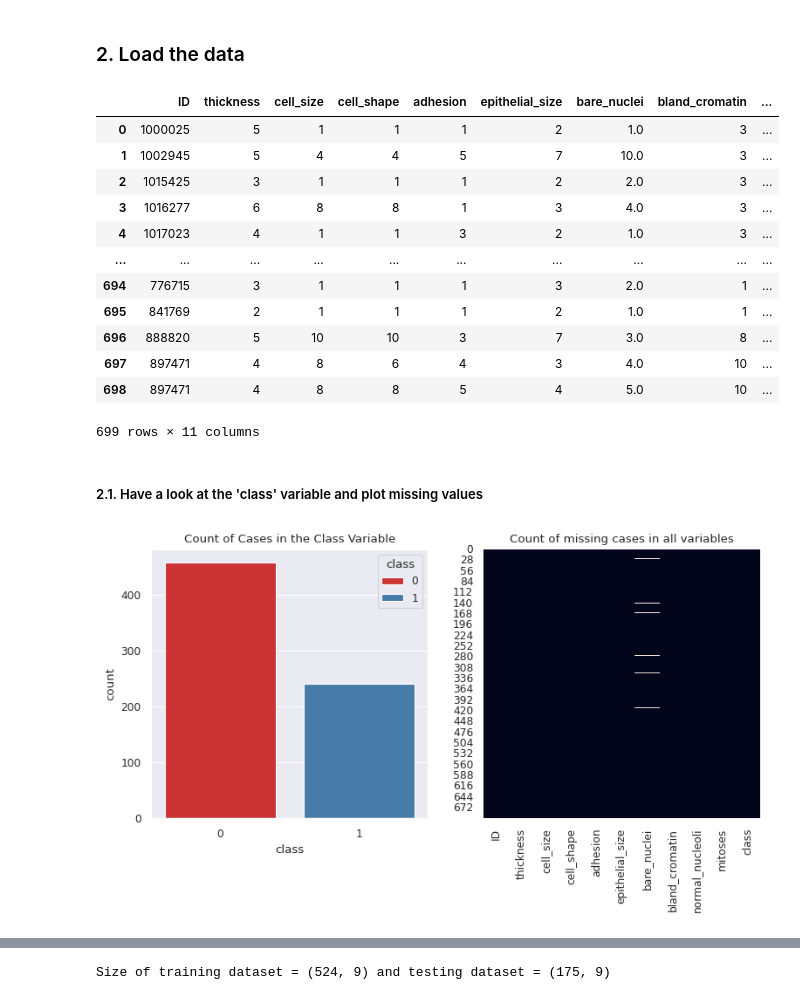
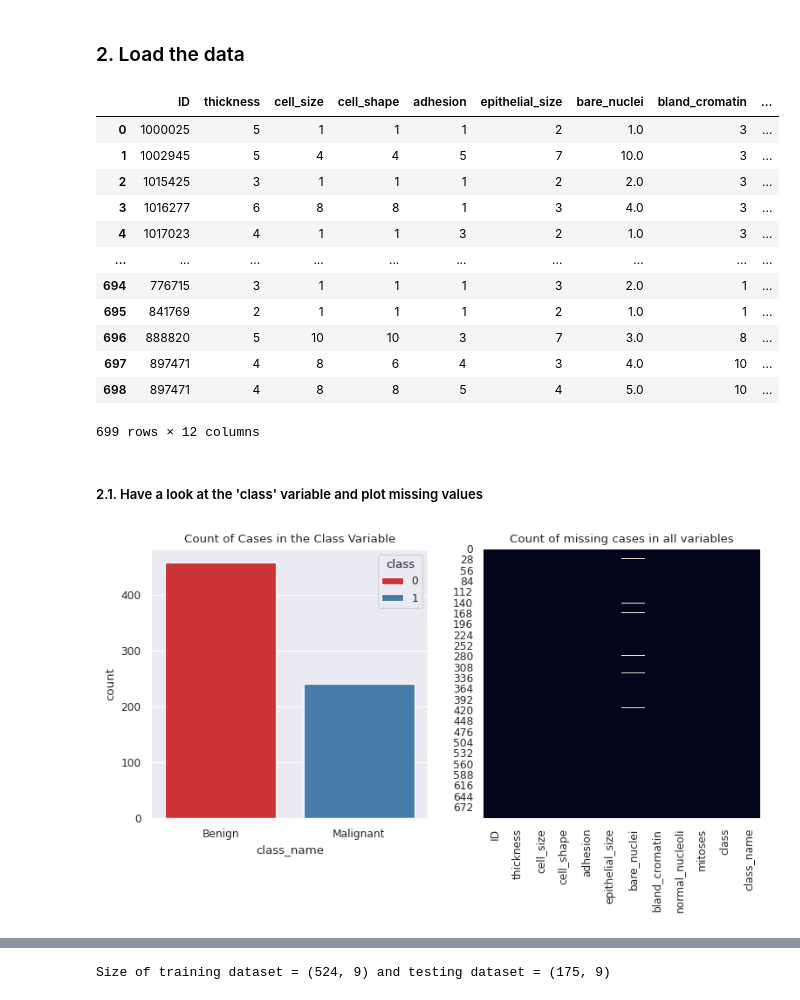
Before and after one commit to abdulrahman1123/analysis_examples, a Jupyter notebook: logistic_regression_colab.ipynb, the cells around one changed output, grey strips where cells are left out. Drawn from its saved outputs; the diff is of its cells as text; code cells hidden in the pictures.

```diff
--- a/logistic_regression_colab.ipynb
+++ b/logistic_regression_colab.ipynb
@@ -198,8 +206,7 @@ def plot_train_test(X_train, X_test, X_val = None):
 # %%
 data_dir = 'https://github.com/abdulrahman1123/analysis_examples/raw/main/breast_cancer_wisconsin.csv'
 data = pd.read_csv(data_dir)
-#data = data.iloc[0:200,:]
-
+data['class_name'] = data['class'].replace({0:'Benign',1:'Malignant'})
 data
 # %% [output]
 |  | ID | thickness | cell_size | cell_shape | adhesion | epithelial_size | bare_nuclei | bland_cromatin | ... |
@@ -214,20 +221,20 @@ data
 | 696 | 888820 | 5 | 10 | 10 | 3 | 7 | 3.0 | 8 | ... |
 | 697 | 897471 | 4 | 8 | 6 | 4 | 3 | 4.0 | 10 | ... |
 | 698 | 897471 | 4 | 8 | 8 | 5 | 4 | 5.0 | 10 | ... |
-699 rows × 11 columns
+699 rows × 12 columns
 # %% [markdown]
 ##### 2.1. Have a look at the 'class' variable and plot missing values
 # %%
 fig,(ax1,ax2) = plt.subplots(nrows = 1, ncols =2, figsize = (9,4))
-sns.countplot(x='class', hue = 'class',data= data,ax = ax1,palette = sns.color_palette("Set1", 10)[0:2])
+sns.countplot(x='class_name', hue = 'class',data= data,ax = ax1,palette = sns.color_palette("Set1", 10)[0:2])
 ax1.set_title("Count of Cases in the Class Variable")
 
 sns.heatmap(data.isnull(), cbar=False,ax= ax2)
 ax2.set_title("Count of missing cases in all variables")
 
 plt.show()
 # %% [output]
-[figure, old version]
+[figure, new version]
 # %% [markdown]
 ###
 ### 3. Create training and test datasets
```
Also changed, not shown: parts of 5 cells of this notebook.
